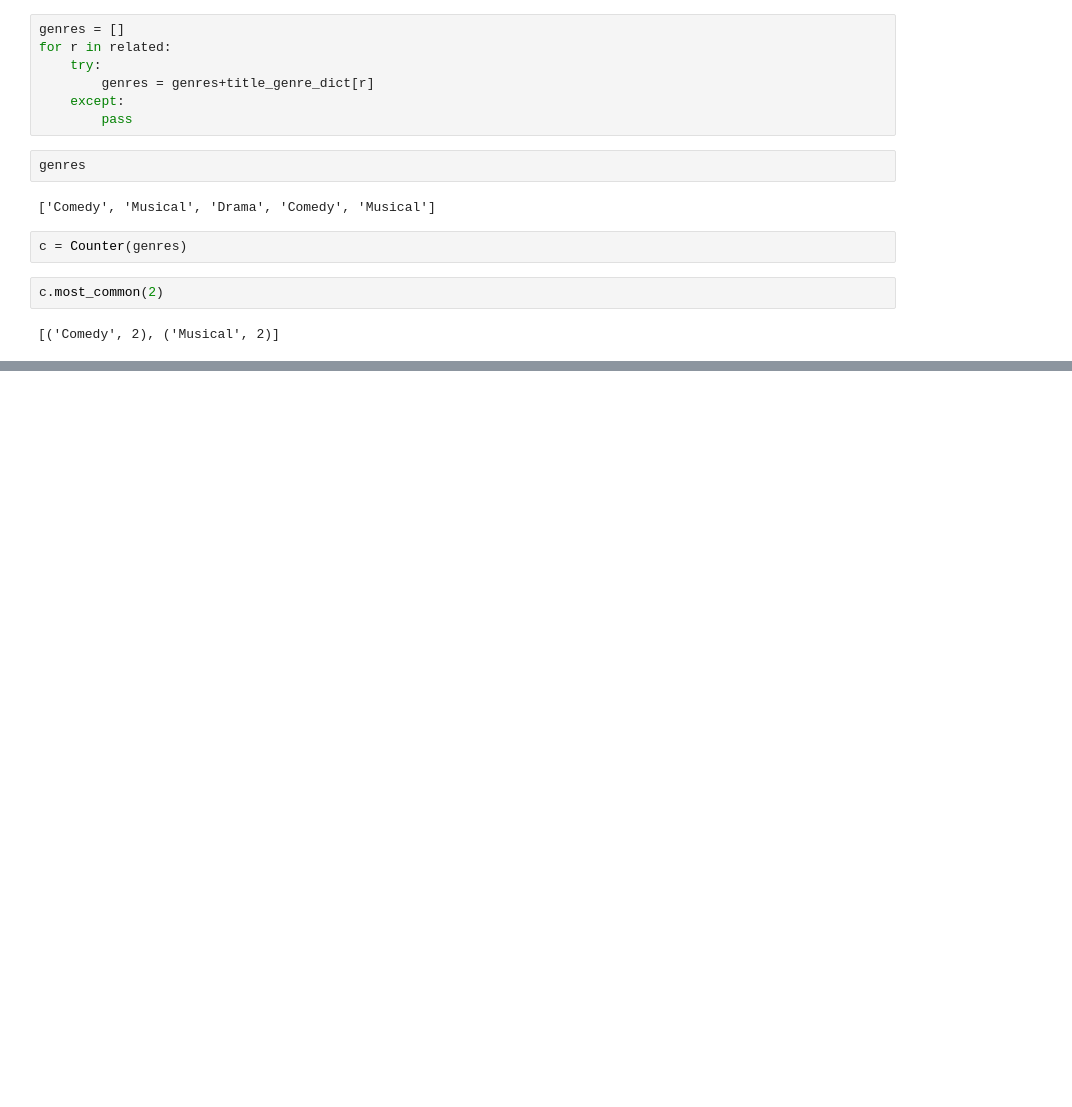
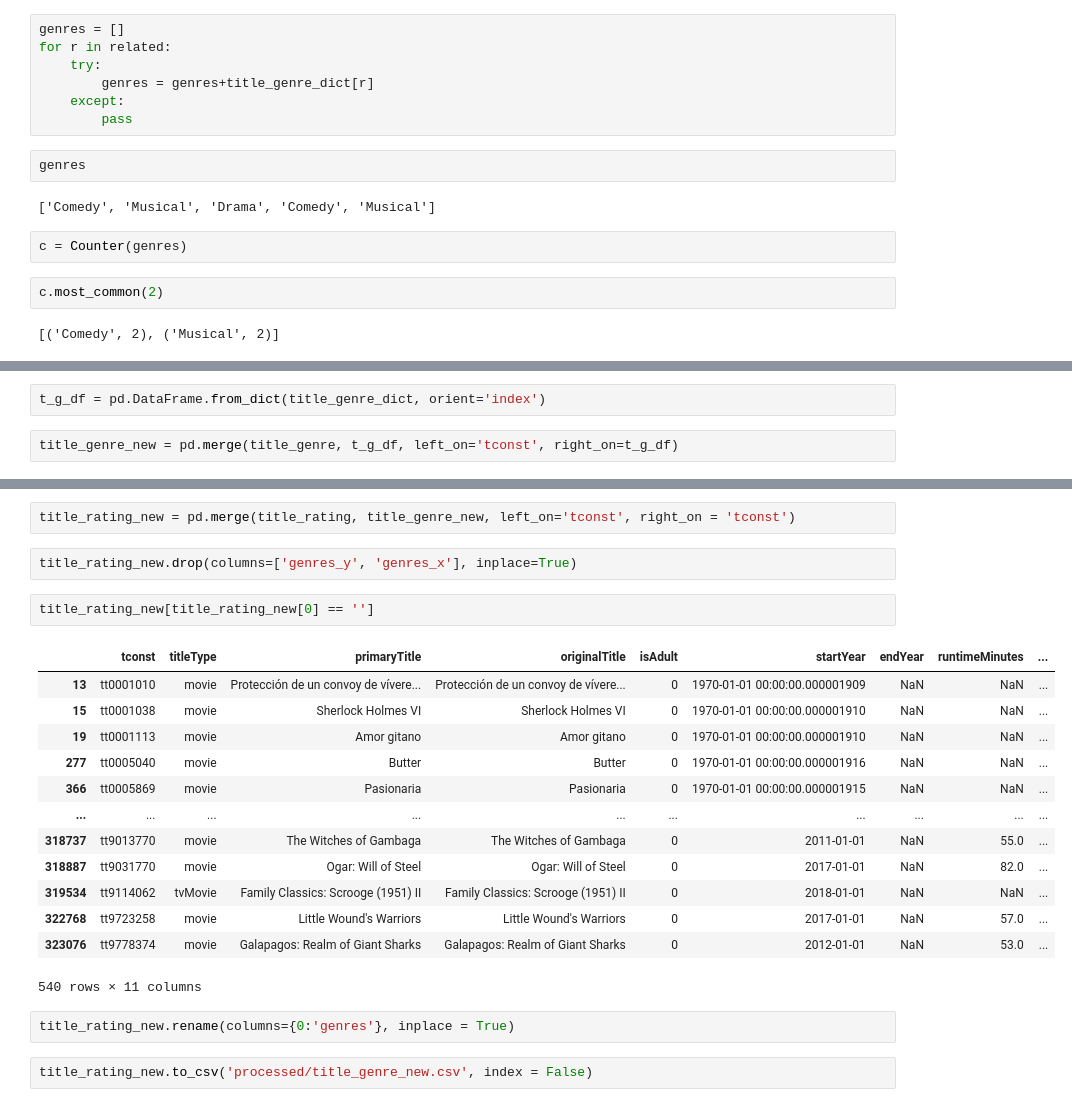
Before and after one commit to tanmaygadgil/imdb-analysis, a Jupyter notebook: Data Imputation and Feature Engineering.ipynb, the cells around one changed output, grey strips where cells are left out. Drawn from its saved outputs; the diff is of its cells as text; blank space fills up the shorter version.

```diff
--- a/Data Imputation and Feature Engineering.ipynb
+++ b/Data Imputation and Feature Engineering.ipynb
@@ -231,0 +269,4 @@ title_rating['genres'] == title_rating.parallel_apply(lambda x: impute_genre(x['
+# %%
+t_g_df = pd.DataFrame.from_dict(title_genre_dict, orient='index')
+# %%
+title_genre_new = pd.merge(title_genre, t_g_df, left_on='tconst', right_on=t_g_df)
@@ -231,0 +289,24 @@ title_rating['genres'] == title_rating.parallel_apply(lambda x: impute_genre(x['
+# %%
+title_rating_new = pd.merge(title_rating, title_genre_new, left_on='tconst', right_on = 'tconst')
+# %%
+title_rating_new.drop(columns=['genres_y', 'genres_x'], inplace=True)
+# %%
+title_rating_new[title_rating_new[0] == '']
+# %% [output]
+|  | tconst | titleType | primaryTitle | originalTitle | isAdult | startYear | endYear | runtimeMinutes | ... |
+| 13 | tt0001010 | movie | Protección de un convoy de vívere... | Protección de un convoy de vívere... | 0 | 1970-01-01 00:00:00.000001909 | NaN | NaN | ... |
+| 15 | tt0001038 | movie | Sherlock Holmes VI | Sherlock Holmes VI | 0 | 1970-01-01 00:00:00.000001910 | NaN | NaN | ... |
+| 19 | tt0001113 | movie | Amor gitano | Amor gitano | 0 | 1970-01-01 00:00:00.000001910 | NaN | NaN | ... |
+| 277 | tt0005040 | movie | Butter | Butter | 0 | 1970-01-01 00:00:00.000001916 | NaN | NaN | ... |
+| 366 | tt0005869 | movie | Pasionaria | Pasionaria | 0 | 1970-01-01 00:00:00.000001915 | NaN | NaN | ... |
+| ... | ... | ... | ... | ... | ... | ... | ... | ... | ... |
+| 318737 | tt9013770 | movie | The Witches of Gambaga | The Witches of Gambaga | 0 | 2011-01-01 | NaN | 55.0 | ... |
+| 318887 | tt9031770 | movie | Ogar: Will of Steel | Ogar: Will of Steel | 0 | 2017-01-01 | NaN | 82.0 | ... |
+| 319534 | tt9114062 | tvMovie | Family Classics: Scrooge (1951) II | Family Classics: Scrooge (1951) II | 0 | 2018-01-01 | NaN | NaN | ... |
+| 322768 | tt9723258 | movie | Little Wound's Warriors | Little Wound's Warriors | 0 | 2017-01-01 | NaN | 57.0 | ... |
+| 323076 | tt9778374 | movie | Galapagos: Realm of Giant Sharks | Galapagos: Realm of Giant Sharks | 0 | 2012-01-01 | NaN | 53.0 | ... |
+540 rows × 11 columns
+# %%
+title_rating_new.rename(columns={0:'genres'}, inplace = True)
+# %%
+title_rating_new.to_csv('processed/title_genre_new.csv', index = False)
```
Also changed, not shown: parts of 40 cells of this notebook, 4 other files.
